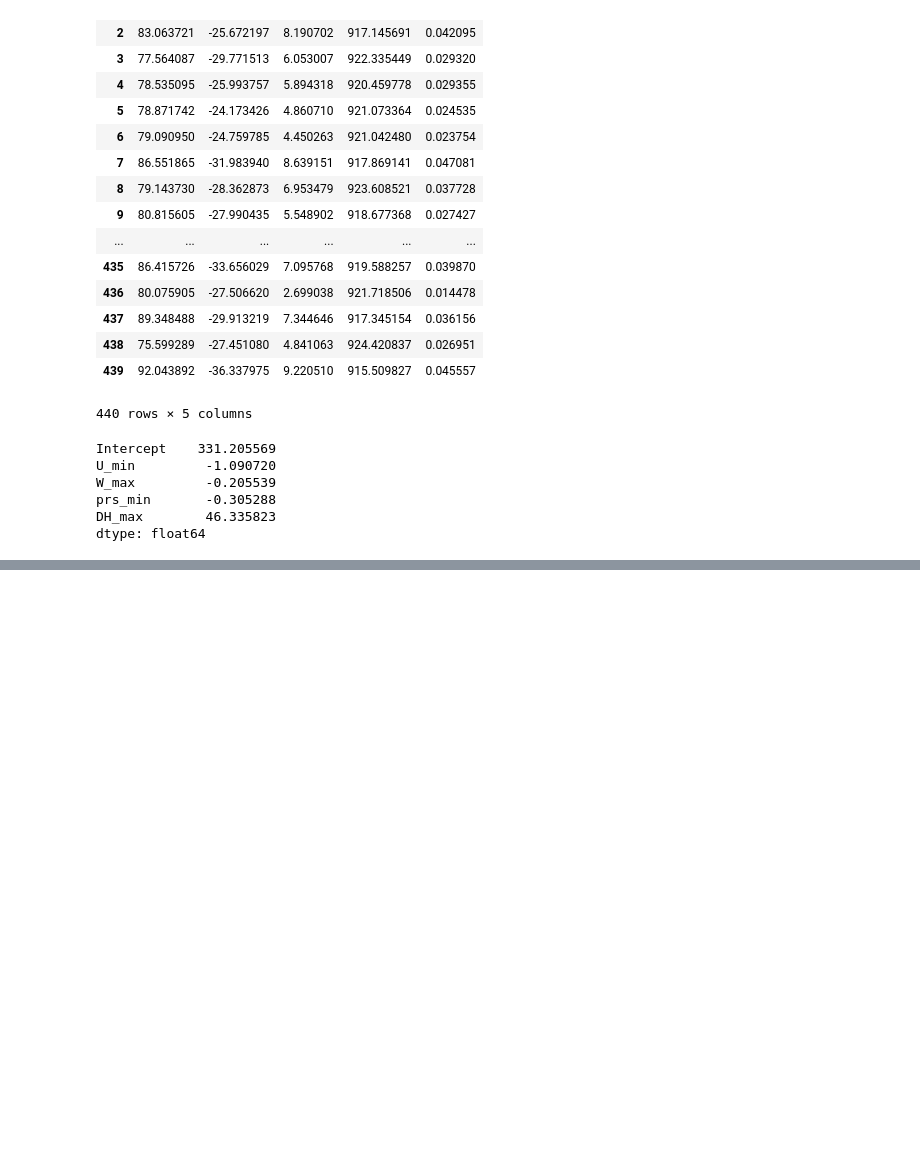
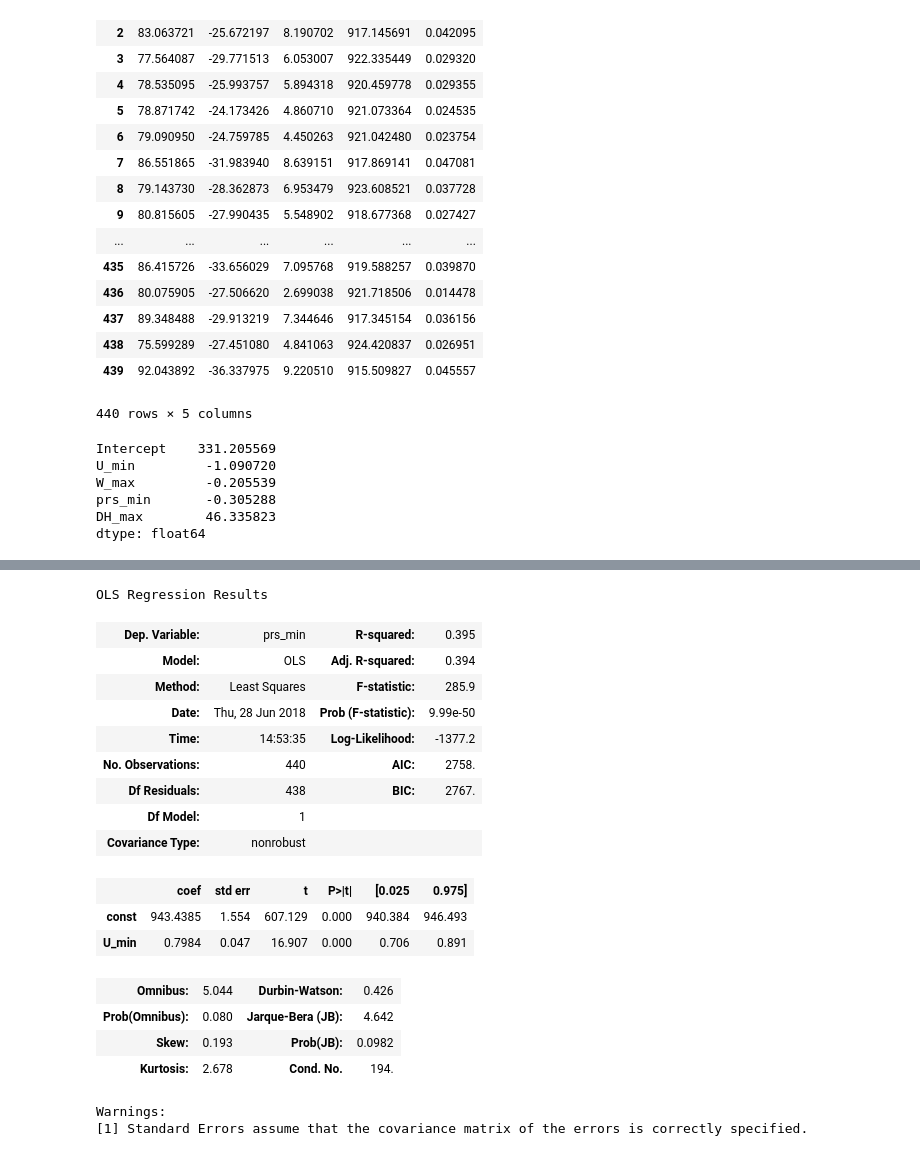
Before and after one commit to CourtneyQuinn/MOSS, a Jupyter notebook: AC_exploredata.ipynb, the cells around one changed output, grey strips where cells are left out. Saved outputs shown, nothing was run; the diff lists cells and outputs as text; code cells hidden in the pictures; blank space fills up the shorter version.

```diff
--- a/AC_exploredata.ipynb
+++ b/AC_exploredata.ipynb
@@ -261,0 +323,26 @@ strong multicollinearity or other numerical problems.
+# %%
+df2_y=pd.DataFrame(df_x, columns=['prs_min'])
+# %%
+model4 = sm.OLS(df2_y, df3_x).fit() ## sm.OLS(output, input)
+predictions = model4.predict(df3_x)
+model4.summary()
+# %% [output]
+OLS Regression Results
+| Dep. Variable: | prs_min | R-squared: | 0.395 |
+| Model: | OLS | Adj. R-squared: | 0.394 |
+| Method: | Least Squares | F-statistic: | 285.9 |
+| Date: | Thu, 28 Jun 2018 | Prob (F-statistic): | 9.99e-50 |
+| Time: | 14:53:35 | Log-Likelihood: | -1377.2 |
+| No. Observations: | 440 | AIC: | 2758. |
+| Df Residuals: | 438 | BIC: | 2767. |
+| Df Model: | 1 |  |  |
+| Covariance Type: | nonrobust |  |  |
+|  | coef | std err | t | P>|t| | [0.025 | 0.975] |
+| const | 943.4385 | 1.554 | 607.129 | 0.000 | 940.384 | 946.493 |
+| U_min | 0.7984 | 0.047 | 16.907 | 0.000 | 0.706 | 0.891 |
+| Omnibus: | 5.044 | Durbin-Watson: | 0.426 |
+| Prob(Omnibus): | 0.080 | Jarque-Bera (JB): | 4.642 |
+| Skew: | 0.193 | Prob(JB): | 0.0982 |
+| Kurtosis: | 2.678 | Cond. No. | 194. |
+Warnings:
+[1] Standard Errors assume that the covariance matrix of the errors is correctly specified.
```
Also changed, not shown: parts of 32 cells of this notebook.
